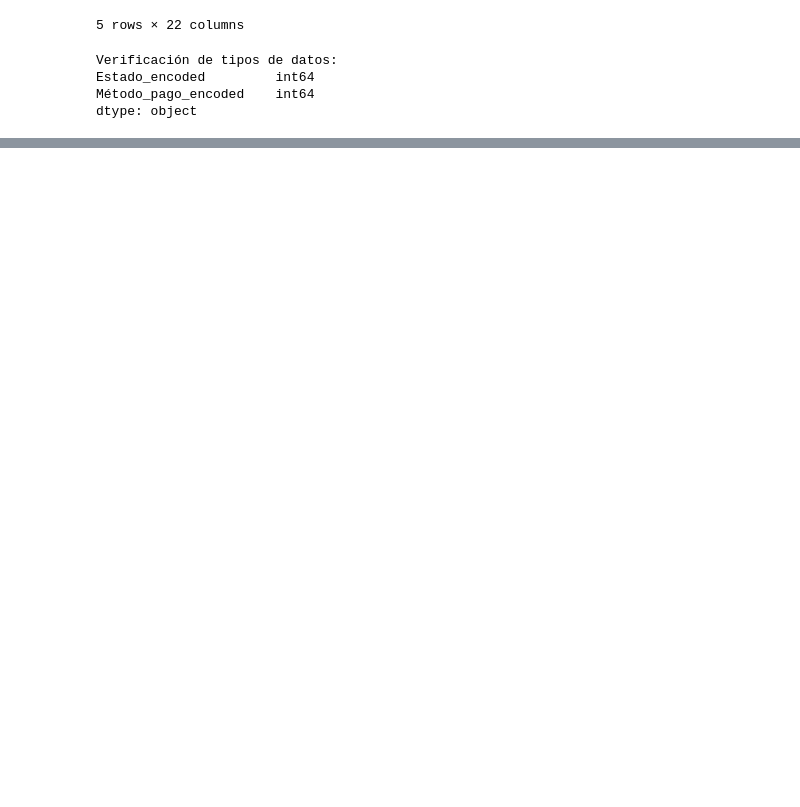
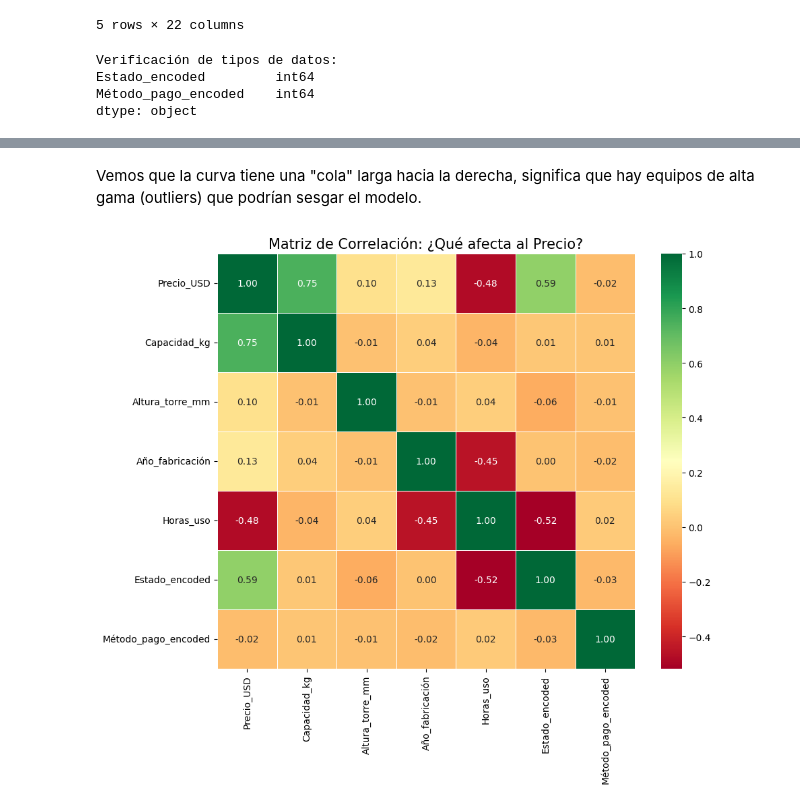
Before and after one commit to ameschini2206/DSII-Primera_Entrega_Alejandro_Meschini, a Jupyter notebook: Primera_Entrega.ipynb, the cells around one changed output, grey strips where cells are left out. Cells and saved outputs as stored; diff of their text form; code cells hidden in the pictures; blank space fills up the shorter version.

```diff
--- a/Primera_Entrega.ipynb
+++ b/Primera_Entrega.ipynb
@@ -355,0 +416,15 @@ dtype: object
+# %% [markdown]
+Vemos que la curva tiene una "cola" larga hacia la derecha, significa que hay equipos de alta gama (outliers) que podrían sesgar el modelo.
+# %%
+# Seleccionamos solo las columnas numéricas y las nuevas que encodeamos
+columnas_interes = ['Precio_USD', 'Capacidad_kg', 'Altura_torre_mm',
+                    'Año_fabricación', 'Horas_uso', 'Estado_encoded', 'Método_pago_encoded']
+
+# Calculamos la matriz de correlación
+plt.figure(figsize=(10, 8))
+corr = df[columnas_interes].corr()
+sns.heatmap(corr, annot=True, cmap='RdYlGn', fmt=".2f", linewidths=0.5)
+plt.title('Matriz de Correlación: ¿Qué afecta al Precio?', fontsize=15)
+plt.show()
+# %% [output]
+[figure, added]
```
Also changed, not shown: parts of 18 cells of this notebook.
